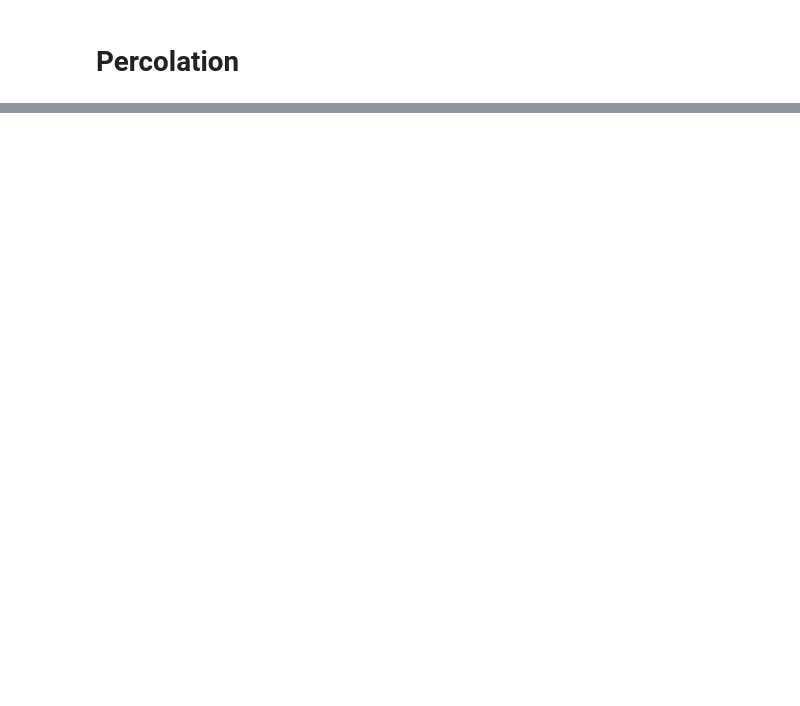
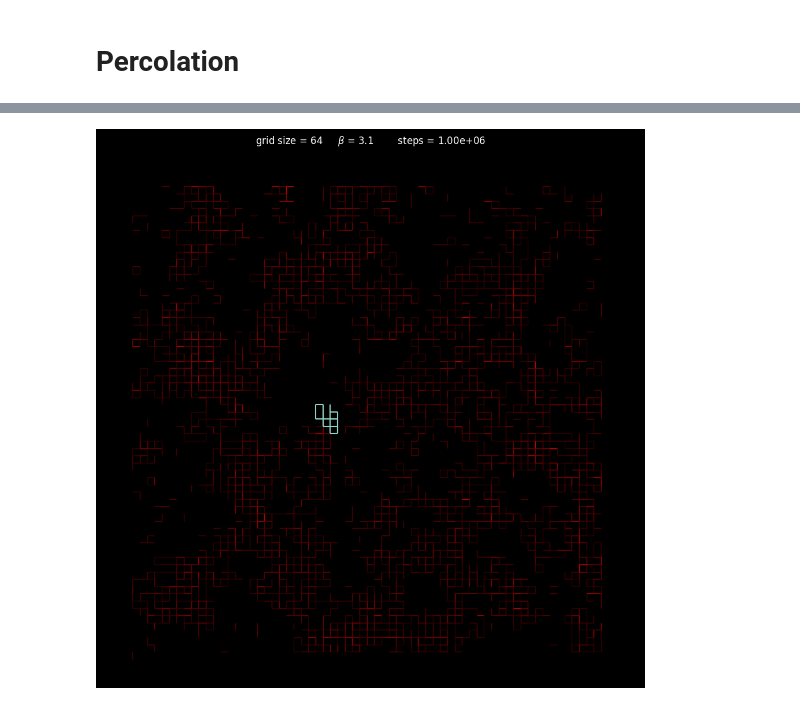
Before and after one commit to lollox1k/Thesis, a Jupyter notebook: Code/percolation_notebook.ipynb, the cells around one changed output, grey strips where cells are left out. Cells and saved outputs as stored; diff of their text form; code cells hidden in the pictures; blank space fills up the shorter version.

```diff
--- a/Code/percolation_notebook.ipynb
+++ b/Code/percolation_notebook.ipynb
@@ -129,0 +36,6 @@ plt.legend()
+# %%
+loops, _ = m.loop_builder_fast((27,30))
+
+m.plot_loop_overlap(loops[0], color=0)
+# %% [output]
+[figure, added]
```
Also changed, not shown: parts of 22 cells of this notebook, 19 other files.
